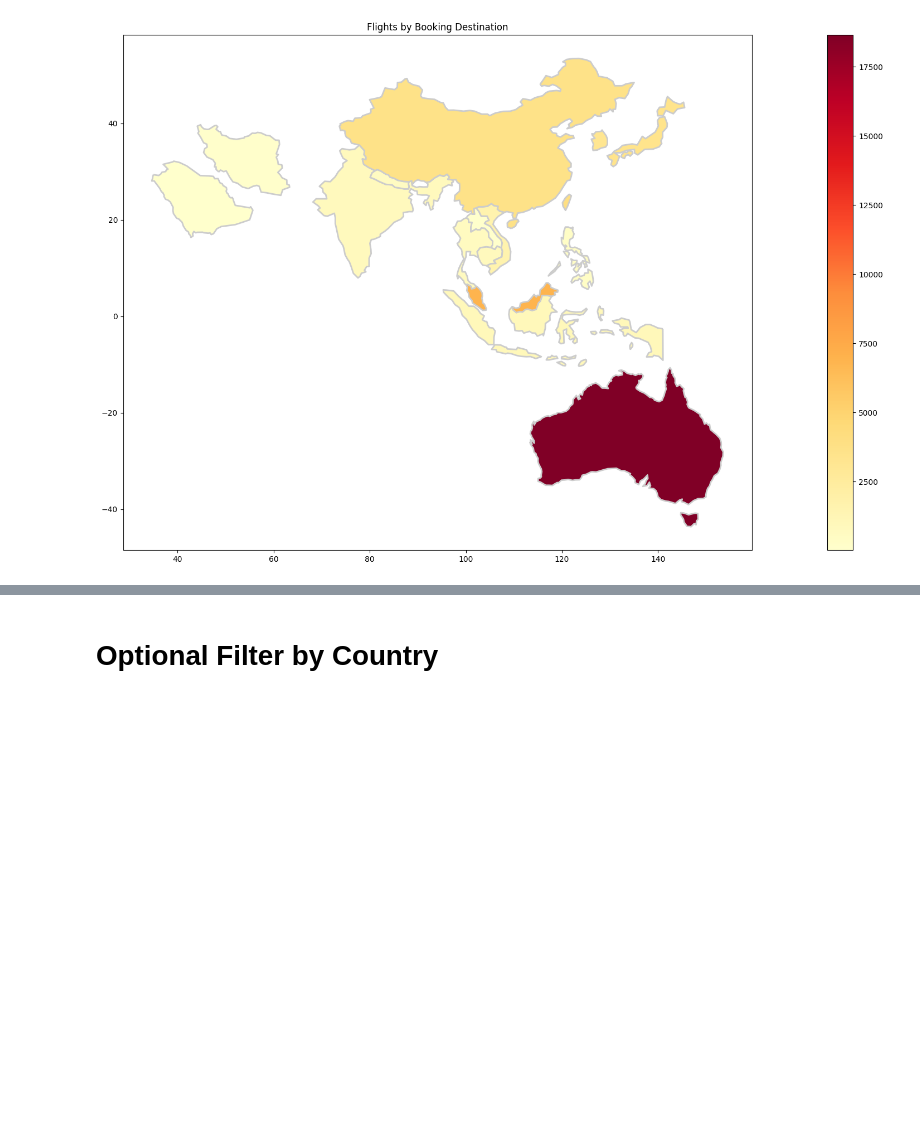
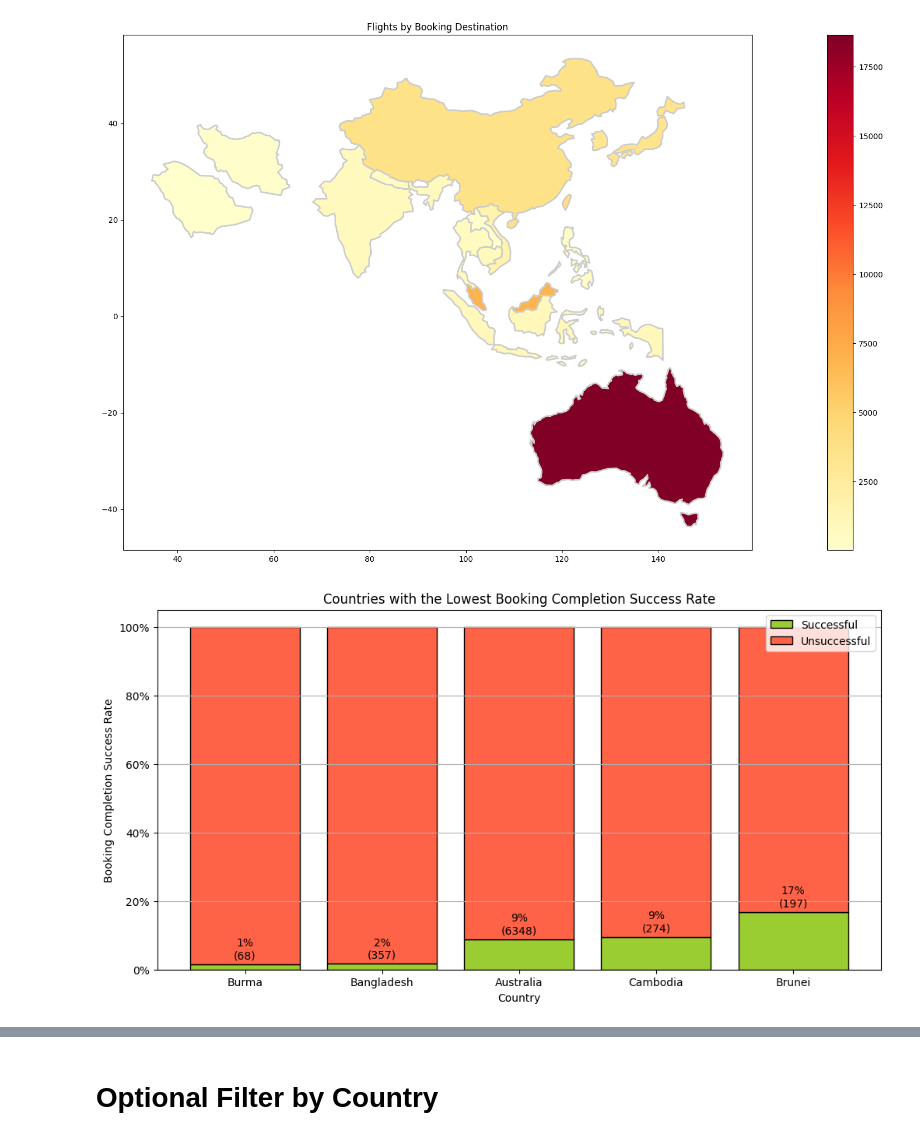
Before and after one commit to qichsia/python, a Jupyter notebook: final_proj/02_data_analysis_cleaned.ipynb, the cells around one changed output, grey strips where cells are left out. Cells and saved outputs as stored; diff of their text form; code cells hidden in the pictures; blank space fills up the shorter version.

```diff
--- a/final_proj/02_data_analysis_cleaned.ipynb
+++ b/final_proj/02_data_analysis_cleaned.ipynb
@@ -67,3 +67,50 @@ ax.set_title('Flights by Booking Destination')
 plt.show()
 # %% [output]
 [figure]
+# %%
+import pandas as pd
+import matplotlib.pyplot as plt
+import matplotlib.ticker as mticker
+
+
+# Group by 'booking_origin' and calculate the booking completion success rate and count of bookings for each country
+booking_data = df.groupby('booking_origin')['booking_complete'].agg(['mean', 'count']).head(5)
+
+# Sort by completion rate in ascending order to get the lowest success rates first
+booking_data = booking_data.sort_values(by='mean')
+
+# Create the stacked bar chart
+plt.figure(figsize=(12, 6))  # Optional: Set the figure size
+
+# Plot the lowest completion rates in one color
+bars_lowest = plt.bar(booking_data.index, booking_data['mean'], color='yellowgreen', edgecolor='black', label='Successful')
+
+# Calculate the highest success rates by subtracting the lowest from 1
+booking_data['highest'] = 1 - booking_data['mean']
+
+# Plot the highest completion rates in a different color
+bars_highest = plt.bar(booking_data.index, booking_data['highest'], color='tomato', edgecolor='black', bottom=booking_data['mean'], label='Unsuccessful')
+
+# Customize the plot (optional)
+plt.xlabel('Country')
+plt.ylabel('Booking Completion Success Rate')
+plt.title('Countries with the Lowest Booking Completion Success Rate')
+plt.legend()  # Show the legend
+plt.grid(axis='y')
+
+# Show percentages on the y-axis instead of decimals
+def percentage_formatter(x, pos):
+    return '{:.0%}'.format(x)
+
+plt.gca().yaxis.set_major_formatter(mticker.FuncFormatter(percentage_formatter))
+
+# Annotate each bar with percentage values and count of bookings
+for bar, count in zip(bars_lowest + bars_highest, booking_data['count']):
+    height = bar.get_height()
+    plt.annotate(f'{height:.0%}\n({count})', xy=(bar.get_x() + bar.get_width() / 2, height), xytext=(0, 3),
+                 textcoords="offset points", ha='center', va='bottom', fontsize=10)
+
+# Show the plot
+plt.show()
+# %% [output]
+[figure, added]
```
Also changed, not shown: parts of 15 cells of this notebook, 3 other files.
